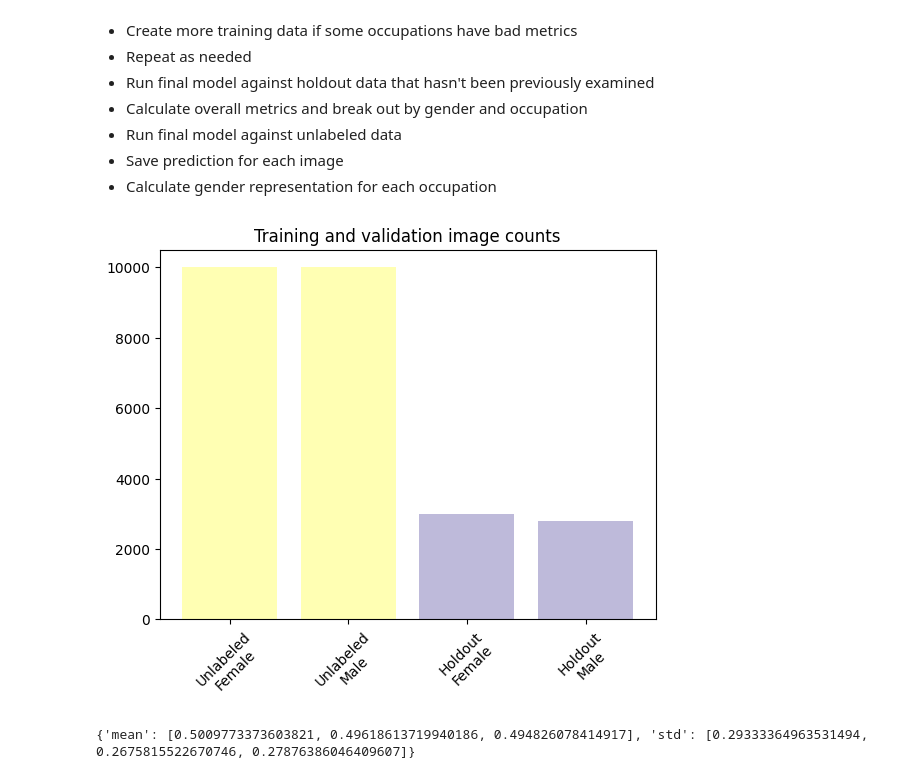
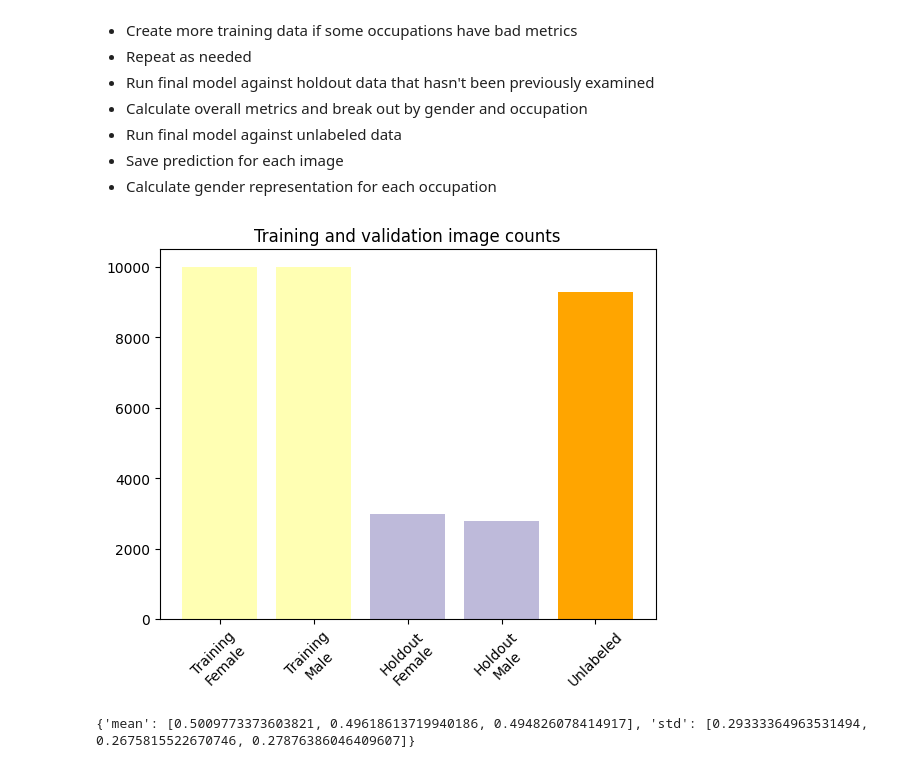
Before and after one commit to Breza/genderative_ai, a Jupyter notebook: Analysis/genderative_analysis.ipynb, the cells around one changed output. Saved outputs shown, nothing was run; the diff lists cells and outputs as text; code cells hidden in the pictures.

Commit message:
Adds number of unlabeled images to bar plot near the beginning, closes # 8

```diff
--- a/Analysis/genderative_analysis.ipynb
+++ b/Analysis/genderative_analysis.ipynb
@@ -43,12 +43,13 @@ if not torch.cuda.is_available():
     print("No GPU available, falling back to CPU")
 # %%
 # Config variables
-train_color = "#ffffb3"
-val_color = "#bebada"
-data_dir = 'H:/Photos/AI/'
-batch_size = 30
-classes = ('Female', 'Male')
-use_custom_normalization = True
+train_color: str = "#ffffb3"
+val_color: str = "#bebada"
+unlabeled_color = "orange"
+data_dir: str = 'H:/Photos/AI/'
+batch_size: int = 30
+classes: tuple[str, str] = ('Female', 'Male')
+use_custom_normalization: bool = True
 # %%
 # Helpers
 def current_time_only() -> str:
@@ -124,29 +125,32 @@ class ImbalancedClassesException(ValueError):
 # %%
 # Count the number of images in each training folder and throw exception if imbalanced
 file_counts = {category: {gender: count_files_in_directory(
     os.path.join(data_dir, category, gender))
     for gender in classes}
     for category in ['Labeled', 'Holdout']}
+file_counts.update({'Unlabeled': count_files_in_directory(os.path.join(data_dir, "Unlabeled/Unlabeled"))})
 
 fig, ax = plt.subplots()
-ax.bar(['Unlabeled\nFemale', 'Unlabeled\nMale',
-        'Holdout\nFemale', 'Holdout\nMale'],
+ax.bar(['Training\nFemale', 'Training\nMale',
+        'Holdout\nFemale', 'Holdout\nMale',
+        'Unlabeled'],
        [file_counts['Labeled']['Female'],
         file_counts['Labeled']['Male'],
         file_counts['Holdout']['Female'],
-        file_counts['Holdout']['Male']],
-       color=[train_color, train_color, val_color, val_color])
+        file_counts['Holdout']['Male'],
+        file_counts['Unlabeled']],
+       color=[train_color, train_color, val_color, val_color, unlabeled_color])
 plt.xticks(rotation=45)
 plt.title("Training and validation image counts")
 plt.show()
 
 if file_counts['Labeled']['Female'] != file_counts['Labeled']['Male']:
     female_count = file_counts['Labeled']['Female']
     male_count = file_counts['Labeled']['Male']
     raise ImbalancedClassesException(
         f'Imbalance detected: {female_count} female images vs {male_count} male images')
 # %% [output]
-[figure, old version]
+[figure, new version]
 # %%
 # Calculate the mean and standard deviation of the dataset for normalization.
 # These values can be used to replace the hard-coded ImageNet normalization values
```
